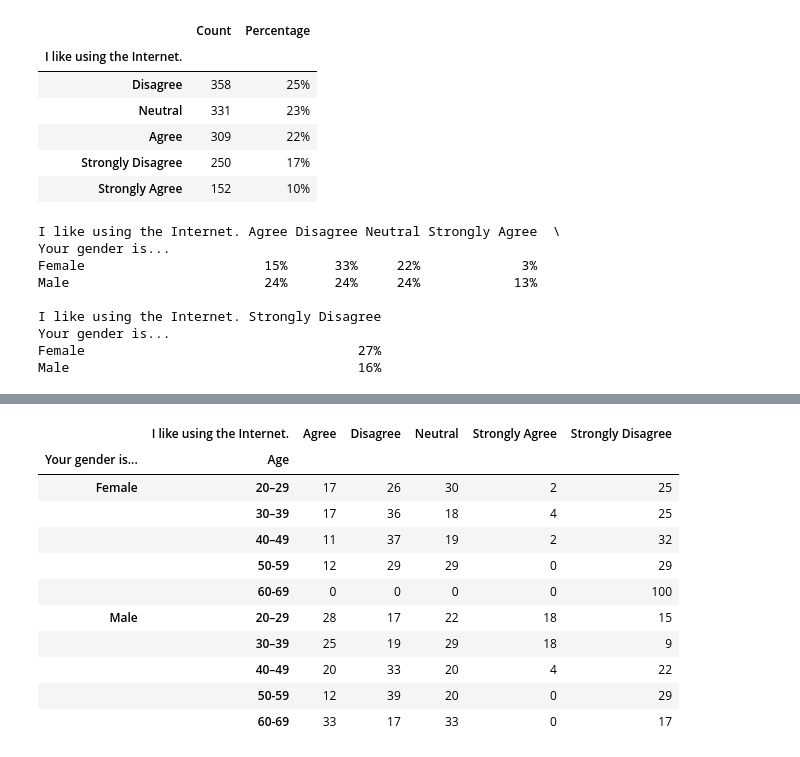
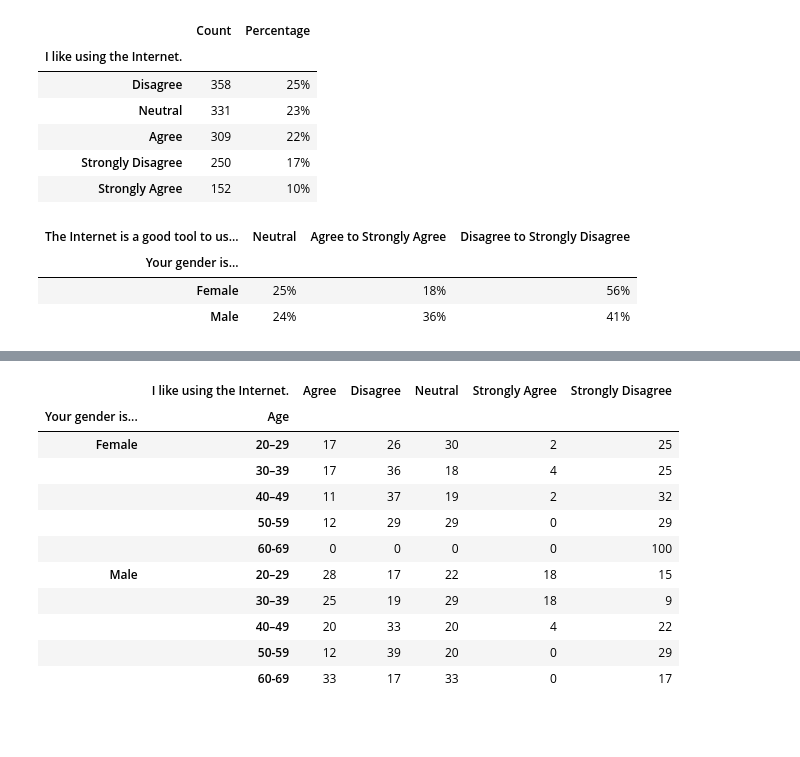
Before and after one commit to irinatenis/online-car-marketplace-survey-analysis, a Jupyter notebook: Analysis.ipynb, the cells around one changed output, grey strips where cells are left out. Saved outputs shown, nothing was run; the diff lists cells and outputs as text; code cells hidden in the pictures; blank space fills up the shorter version.

```diff
--- a/Analysis.ipynb
+++ b/Analysis.ipynb
@@ -465,25 +471,10 @@ intrnt_like
 | Strongly Disagree | 250 | 17% |
 | Strongly Agree | 152 | 10% |
 # %%
-# Count purchases by gender
-gender_grouped = df.groupby("Your gender is...")['I like using the Internet.'].value_counts(normalize=True).mul(100) \
+# Create a function to group by gender
+def by_gender (df, column):
+    gender_grouped = df.groupby("Your gender is...")[column].value_counts(normalize=True).mul(100) \
     .round(0) \
     .astype(int) \
     .unstack(fill_value=0)
-# Append '%' to all values in the DataFrame
-gender_grouped = gender_grouped.map(lambda v: f'{v}%')
-print(gender_grouped)
-
-# # Count purchases by gender
-# gender_grouped = df.groupby('gender')['purchasing_behavior'].value_counts(normalize=True).unstack(fill_value=0)
-# print(gender_grouped)
+    return gender_grouped
-# %% [output]
-I like using the Internet. Agree Disagree Neutral Strongly Agree  \
-Your gender is...
-Female                       15%      33%     22%             3%
-Male                         24%      24%     24%            13%
-
-I like using the Internet. Strongly Disagree
-Your gender is...
-Female                                   27%
-Male                                     16%
@@ -489,0 +498,10 @@ Male                                     16%
+# %%
+# Create a df to see responses about reasearching an automobile purchase online by gender
+gender_grouped_rsrch_prchs=by_gender(df,'The Internet is a good tool to use when researching an automobile purchase.')
+gender_grouped_rsrch_prchs_combined=combined_columns (gender_grouped_rsch_prchs)
+gender_grouped_rsrch_prchs_combined
+# %% [output]
+| The Internet is a good tool to us... | Neutral | Agree to Strongly Agree | Disagree to Strongly Disagree |
+| Your gender is... |  |  |  |
+| Female | 25% | 18% | 56% |
+| Male | 24% | 36% | 41% |
```
Also changed, not shown: parts of 18 cells of this notebook, 1 other file.
